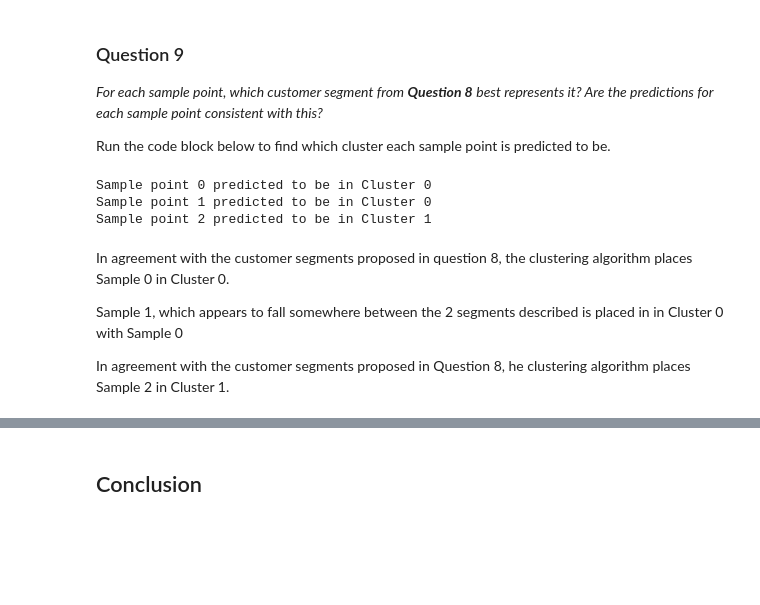
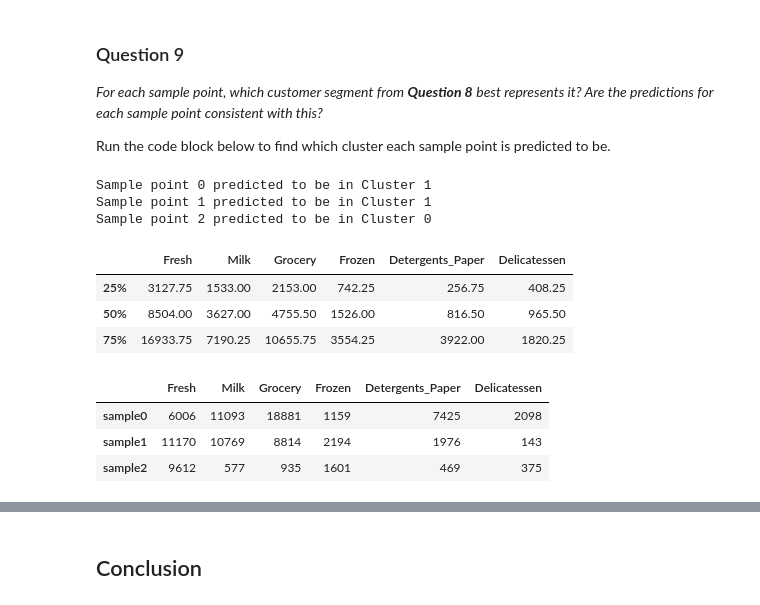
Before and after one commit to RJBeetel3/customer_segments, a Jupyter notebook: customer_segments.ipynb, the cells around one changed output, grey strips where cells are left out. Saved outputs shown, nothing was run; the diff lists cells and outputs as text; code cells hidden in the pictures; blank space fills up the shorter version.

Commit message:
Updated with modifications suggested by Udacity Reviewer, primarily in the questions, description and analysis sections

```diff
--- a/customer_segments.ipynb
+++ b/customer_segments.ipynb
@@ -502,14 +514,23 @@ Run the code block below to find which cluster each sample point is predicted to
 # %%
 # Display the predictions
 for i, pred in enumerate(sample_preds):
     print "Sample point", i, "predicted to be in Cluster", pred
+
+
+display(data.describe().loc[['25%','50%','75%']])
+
+new_index = ['sample0', 'sample1', 'sample2']
+samples.index = new_index
+display(samples)
 # %% [output]
-Sample point 0 predicted to be in Cluster 0
-Sample point 1 predicted to be in Cluster 0
-Sample point 2 predicted to be in Cluster 1
+Sample point 0 predicted to be in Cluster 1
+Sample point 1 predicted to be in Cluster 1
+Sample point 2 predicted to be in Cluster 0
+|  | Fresh | Milk | Grocery | Frozen | Detergents_Paper | Delicatessen |
+| 25% | 3127.75 | 1533.00 | 2153.00 | 742.25 | 256.75 | 408.25 |
+| 50% | 8504.00 | 3627.00 | 4755.50 | 1526.00 | 816.50 | 965.50 |
+| 75% | 16933.75 | 7190.25 | 10655.75 | 3554.25 | 3922.00 | 1820.25 |
+|  | Fresh | Milk | Grocery | Frozen | Detergents_Paper | Delicatessen |
+| sample0 | 6006 | 11093 | 18881 | 1159 | 7425 | 2098 |
+| sample1 | 11170 | 10769 | 8814 | 2194 | 1976 | 143 |
+| sample2 | 9612 | 577 | 935 | 1601 | 469 | 375 |
-# %% [markdown]
-In agreement with the customer segments proposed in question 8, the clustering algorithm places Sample 0 in Cluster 0.
-
-Sample 1, which appears to fall somewhere between the 2 segments described is placed in in Cluster 0 with Sample 0
-
-In agreement with the customer segments proposed in Question 8, he clustering algorithm places Sample 2 in Cluster 1.
```
Also changed, not shown: parts of 11 cells of this notebook, 1 other file.
